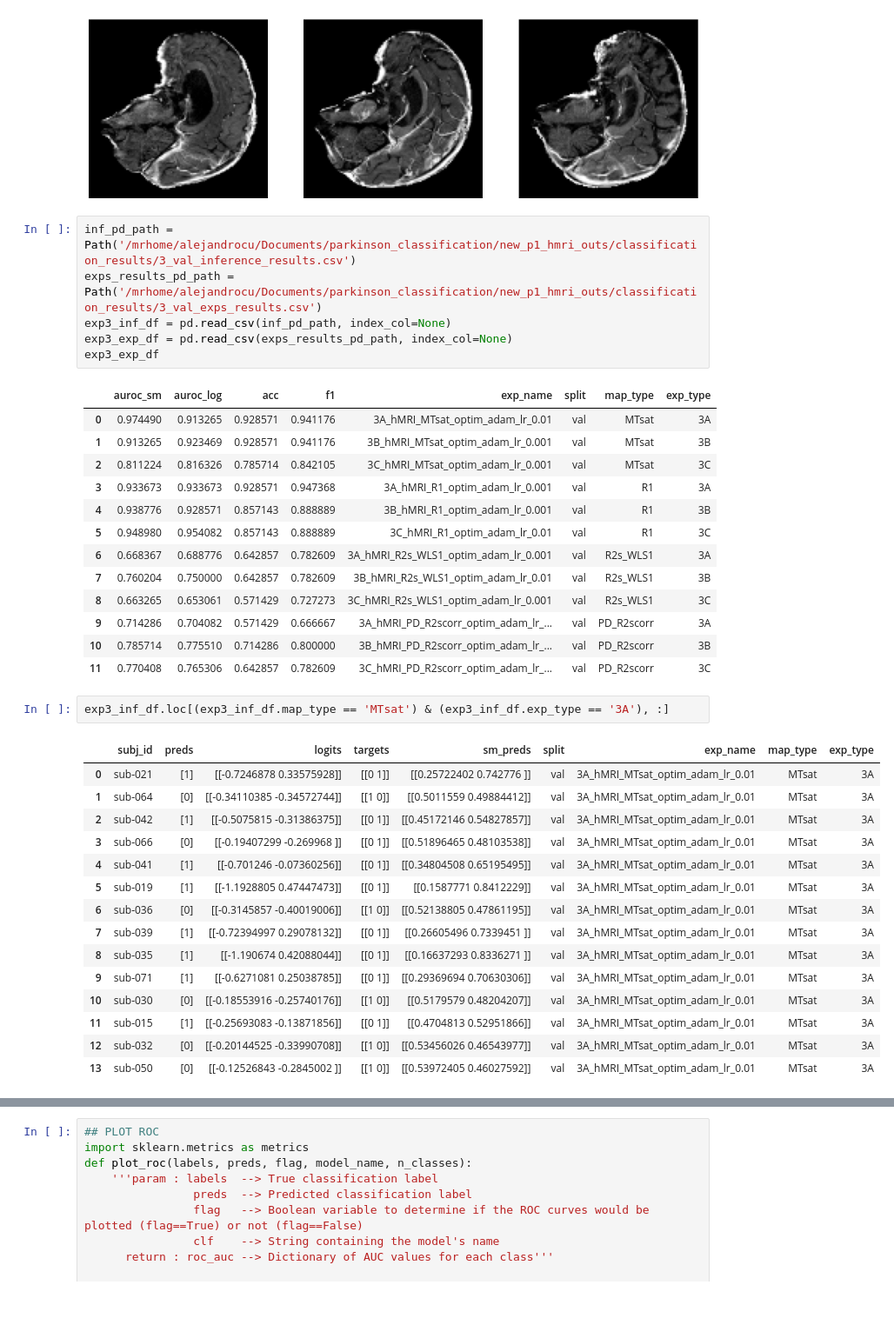
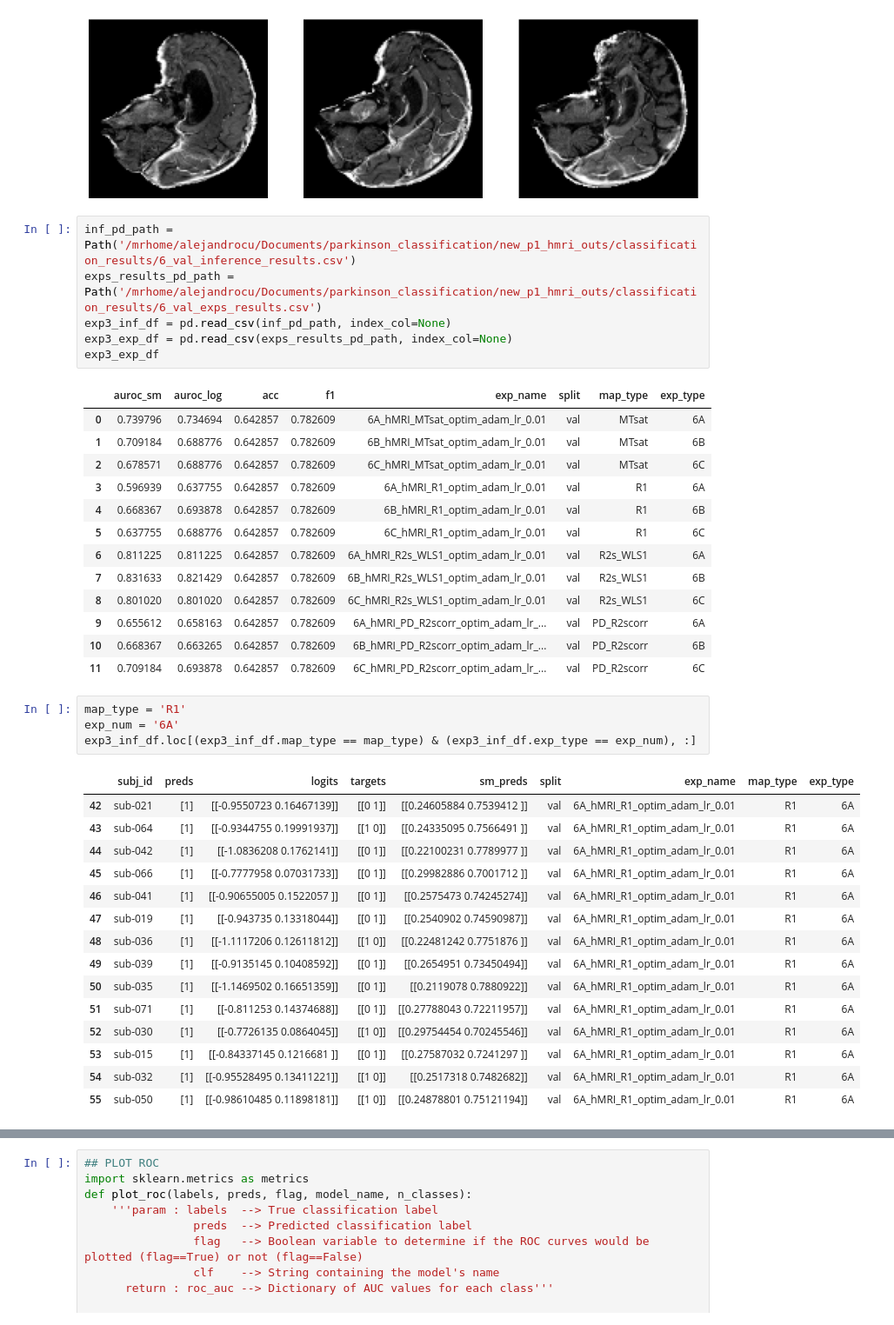
Before and after one commit to alexCortinaU/parkinson_classification, a Jupyter notebook: reading_data.ipynb, the cells around one changed output, grey strips where cells are left out. Shown at 87% size. Drawn from its saved outputs; the diff is of its cells as text.

```diff
--- a/reading_data.ipynb
+++ b/reading_data.ipynb
@@ -707,41 +861,43 @@ plt.show()
 # %% [output]
 [figure]
 # %%
-inf_pd_path = Path('/mrhome/alejandrocu/Documents/parkinson_classification/new_p1_hmri_outs/classification_results/3_val_inference_results.csv')
-exps_results_pd_path = Path('/mrhome/alejandrocu/Documents/parkinson_classification/new_p1_hmri_outs/classification_results/3_val_exps_results.csv')
+inf_pd_path = Path('/mrhome/alejandrocu/Documents/parkinson_classification/new_p1_hmri_outs/classification_results/6_val_inference_results.csv')
+exps_results_pd_path = Path('/mrhome/alejandrocu/Documents/parkinson_classification/new_p1_hmri_outs/classification_results/6_val_exps_results.csv')
 exp3_inf_df = pd.read_csv(inf_pd_path, index_col=None)
 exp3_exp_df = pd.read_csv(exps_results_pd_path, index_col=None)
 exp3_exp_df
 # %% [output]
 |  | auroc_sm | auroc_log | acc | f1 | exp_name | split | map_type | exp_type |
-| 0 | 0.974490 | 0.913265 | 0.928571 | 0.941176 | 3A_hMRI_MTsat_optim_adam_lr_0.01 | val | MTsat | 3A |
-| 1 | 0.913265 | 0.923469 | 0.928571 | 0.941176 | 3B_hMRI_MTsat_optim_adam_lr_0.001 | val | MTsat | 3B |
-| 2 | 0.811224 | 0.816326 | 0.785714 | 0.842105 | 3C_hMRI_MTsat_optim_adam_lr_0.001 | val | MTsat | 3C |
-| 3 | 0.933673 | 0.933673 | 0.928571 | 0.947368 | 3A_hMRI_R1_optim_adam_lr_0.001 | val | R1 | 3A |
-| 4 | 0.938776 | 0.928571 | 0.857143 | 0.888889 | 3B_hMRI_R1_optim_adam_lr_0.001 | val | R1 | 3B |
-| 5 | 0.948980 | 0.954082 | 0.857143 | 0.888889 | 3C_hMRI_R1_optim_adam_lr_0.01 | val | R1 | 3C |
-| 6 | 0.668367 | 0.688776 | 0.642857 | 0.782609 | 3A_hMRI_R2s_WLS1_optim_adam_lr_0.001 | val | R2s_WLS1 | 3A |
-| 7 | 0.760204 | 0.750000 | 0.642857 | 0.782609 | 3B_hMRI_R2s_WLS1_optim_adam_lr_0.01 | val | R2s_WLS1 | 3B |
-| 8 | 0.663265 | 0.653061 | 0.571429 | 0.727273 | 3C_hMRI_R2s_WLS1_optim_adam_lr_0.001 | val | R2s_WLS1 | 3C |
-| 9 | 0.714286 | 0.704082 | 0.571429 | 0.666667 | 3A_hMRI_PD_R2scorr_optim_adam_lr_... | val | PD_R2scorr | 3A |
-| 10 | 0.785714 | 0.775510 | 0.714286 | 0.800000 | 3B_hMRI_PD_R2scorr_optim_adam_lr_... | val | PD_R2scorr | 3B |
-| 11 | 0.770408 | 0.765306 | 0.642857 | 0.782609 | 3C_hMRI_PD_R2scorr_optim_adam_lr_... | val | PD_R2scorr | 3C |
+| 0 | 0.739796 | 0.734694 | 0.642857 | 0.782609 | 6A_hMRI_MTsat_optim_adam_lr_0.01 | val | MTsat | 6A |
+| 1 | 0.709184 | 0.688776 | 0.642857 | 0.782609 | 6B_hMRI_MTsat_optim_adam_lr_0.01 | val | MTsat | 6B |
+| 2 | 0.678571 | 0.688776 | 0.642857 | 0.782609 | 6C_hMRI_MTsat_optim_adam_lr_0.01 | val | MTsat | 6C |
+| 3 | 0.596939 | 0.637755 | 0.642857 | 0.782609 | 6A_hMRI_R1_optim_adam_lr_0.01 | val | R1 | 6A |
+| 4 | 0.668367 | 0.693878 | 0.642857 | 0.782609 | 6B_hMRI_R1_optim_adam_lr_0.01 | val | R1 | 6B |
+| 5 | 0.637755 | 0.688776 | 0.642857 | 0.782609 | 6C_hMRI_R1_optim_adam_lr_0.01 | val | R1 | 6C |
+| 6 | 0.811225 | 0.811225 | 0.642857 | 0.782609 | 6A_hMRI_R2s_WLS1_optim_adam_lr_0.01 | val | R2s_WLS1 | 6A |
+| 7 | 0.831633 | 0.821429 | 0.642857 | 0.782609 | 6B_hMRI_R2s_WLS1_optim_adam_lr_0.01 | val | R2s_WLS1 | 6B |
+| 8 | 0.801020 | 0.801020 | 0.642857 | 0.782609 | 6C_hMRI_R2s_WLS1_optim_adam_lr_0.01 | val | R2s_WLS1 | 6C |
+| 9 | 0.655612 | 0.658163 | 0.642857 | 0.782609 | 6A_hMRI_PD_R2scorr_optim_adam_lr_... | val | PD_R2scorr | 6A |
+| 10 | 0.668367 | 0.663265 | 0.642857 | 0.782609 | 6B_hMRI_PD_R2scorr_optim_adam_lr_... | val | PD_R2scorr | 6B |
+| 11 | 0.709184 | 0.693878 | 0.642857 | 0.782609 | 6C_hMRI_PD_R2scorr_optim_adam_lr_... | val | PD_R2scorr | 6C |
 # %%
-exp3_inf_df.loc[(exp3_inf_df.map_type == 'MTsat') & (exp3_inf_df.exp_type == '3A'), :]
+map_type = 'R1'
+exp_num = '6A'
+exp3_inf_df.loc[(exp3_inf_df.map_type == map_type) & (exp3_inf_df.exp_type == exp_num), :]
 # %% [output]
 |  | subj_id | preds | logits | targets | sm_preds | split | exp_name | map_type | exp_type |
-| 0 | sub-021 | [1] | [[-0.7246878 0.33575928]] | [[0 1]] | [[0.25722402 0.742776 ]] | val | 3A_hMRI_MTsat_optim_adam_lr_0.01 | MTsat | 3A |
-| 1 | sub-064 | [0] | [[-0.34110385 -0.34572744]] | [[1 0]] | [[0.5011559 0.49884412]] | val | 3A_hMRI_MTsat_optim_adam_lr_0.01 | MTsat | 3A |
-| 2 | sub-042 | [1] | [[-0.5075815 -0.31386375]] | [[0 1]] | [[0.45172146 0.54827857]] | val | 3A_hMRI_MTsat_optim_adam_lr_0.01 | MTsat | 3A |
-| 3 | sub-066 | [0] | [[-0.19407299 -0.269968 ]] | [[0 1]] | [[0.51896465 0.48103538]] | val | 3A_hMRI_MTsat_optim_adam_lr_0.01 | MTsat | 3A |
-| 4 | sub-041 | [1] | [[-0.701246 -0.07360256]] | [[0 1]] | [[0.34804508 0.65195495]] | val | 3A_hMRI_MTsat_optim_adam_lr_0.01 | MTsat | 3A |
-| 5 | sub-019 | [1] | [[-1.1928805 0.47447473]] | [[0 1]] | [[0.1587771 0.8412229]] | val | 3A_hMRI_MTsat_optim_adam_lr_0.01 | MTsat | 3A |
-| 6 | sub-036 | [0] | [[-0.3145857 -0.40019006]] | [[1 0]] | [[0.52138805 0.47861195]] | val | 3A_hMRI_MTsat_optim_adam_lr_0.01 | MTsat | 3A |
-| 7 | sub-039 | [1] | [[-0.72394997 0.29078132]] | [[0 1]] | [[0.26605496 0.7339451 ]] | val | 3A_hMRI_MTsat_optim_adam_lr_0.01 | MTsat | 3A |
-| 8 | sub-035 | [1] | [[-1.190674 0.42088044]] | [[0 1]] | [[0.16637293 0.8336271 ]] | val | 3A_hMRI_MTsat_optim_adam_lr_0.01 | MTsat | 3A |
-| 9 | sub-071 | [1] | [[-0.6271081 0.25038785]] | [[0 1]] | [[0.29369694 0.70630306]] | val | 3A_hMRI_MTsat_optim_adam_lr_0.01 | MTsat | 3A |
-| 10 | sub-030 | [0] | [[-0.18553916 -0.25740176]] | [[1 0]] | [[0.5179579 0.48204207]] | val | 3A_hMRI_MTsat_optim_adam_lr_0.01 | MTsat | 3A |
-| 11 | sub-015 | [1] | [[-0.25693083 -0.13871856]] | [[0 1]] | [[0.4704813 0.52951866]] | val | 3A_hMRI_MTsat_optim_adam_lr_0.01 | MTsat | 3A |
-| 12 | sub-032 | [0] | [[-0.20144525 -0.33990708]] | [[1 0]] | [[0.53456026 0.46543977]] | val | 3A_hMRI_MTsat_optim_adam_lr_0.01 | MTsat | 3A |
-| 13 | sub-050 | [0] | [[-0.12526843 -0.2845002 ]] | [[1 0]] | [[0.53972405 0.46027592]] | val | 3A_hMRI_MTsat_optim_adam_lr_0.01 | MTsat | 3A |
+| 42 | sub-021 | [1] | [[-0.9550723 0.16467139]] | [[0 1]] | [[0.24605884 0.7539412 ]] | val | 6A_hMRI_R1_optim_adam_lr_0.01 | R1 | 6A |
+| 43 | sub-064 | [1] | [[-0.9344755 0.19991937]] | [[1 0]] | [[0.24335095 0.7566491 ]] | val | 6A_hMRI_R1_optim_adam_lr_0.01 | R1 | 6A |
+| 44 | sub-042 | [1] | [[-1.0836208 0.1762141]] | [[0 1]] | [[0.22100231 0.7789977 ]] | val | 6A_hMRI_R1_optim_adam_lr_0.01 | R1 | 6A |
+| 45 | sub-066 | [1] | [[-0.7777958 0.07031733]] | [[0 1]] | [[0.29982886 0.7001712 ]] | val | 6A_hMRI_R1_optim_adam_lr_0.01 | R1 | 6A |
+| 46 | sub-041 | [1] | [[-0.90655005 0.1522057 ]] | [[0 1]] | [[0.2575473 0.74245274]] | val | 6A_hMRI_R1_optim_adam_lr_0.01 | R1 | 6A |
+| 47 | sub-019 | [1] | [[-0.943735 0.13318044]] | [[0 1]] | [[0.2540902 0.74590987]] | val | 6A_hMRI_R1_optim_adam_lr_0.01 | R1 | 6A |
+| 48 | sub-036 | [1] | [[-1.1117206 0.12611812]] | [[1 0]] | [[0.22481242 0.7751876 ]] | val | 6A_hMRI_R1_optim_adam_lr_0.01 | R1 | 6A |
+| 49 | sub-039 | [1] | [[-0.9135145 0.10408592]] | [[0 1]] | [[0.2654951 0.73450494]] | val | 6A_hMRI_R1_optim_adam_lr_0.01 | R1 | 6A |
+| 50 | sub-035 | [1] | [[-1.1469502 0.16651359]] | [[0 1]] | [[0.2119078 0.7880922]] | val | 6A_hMRI_R1_optim_adam_lr_0.01 | R1 | 6A |
+| 51 | sub-071 | [1] | [[-0.811253 0.14374688]] | [[0 1]] | [[0.27788043 0.72211957]] | val | 6A_hMRI_R1_optim_adam_lr_0.01 | R1 | 6A |
+| 52 | sub-030 | [1] | [[-0.7726135 0.0864045]] | [[1 0]] | [[0.29754454 0.70245546]] | val | 6A_hMRI_R1_optim_adam_lr_0.01 | R1 | 6A |
+| 53 | sub-015 | [1] | [[-0.84337145 0.1216681 ]] | [[0 1]] | [[0.27587032 0.7241297 ]] | val | 6A_hMRI_R1_optim_adam_lr_0.01 | R1 | 6A |
+| 54 | sub-032 | [1] | [[-0.95528495 0.13411221]] | [[1 0]] | [[0.2517318 0.7482682]] | val | 6A_hMRI_R1_optim_adam_lr_0.01 | R1 | 6A |
+| 55 | sub-050 | [1] | [[-0.98610485 0.11898181]] | [[1 0]] | [[0.24878801 0.75121194]] | val | 6A_hMRI_R1_optim_adam_lr_0.01 | R1 | 6A |
 # %%
```
Also changed, not shown: parts of 20 cells of this notebook, 4 other files.
